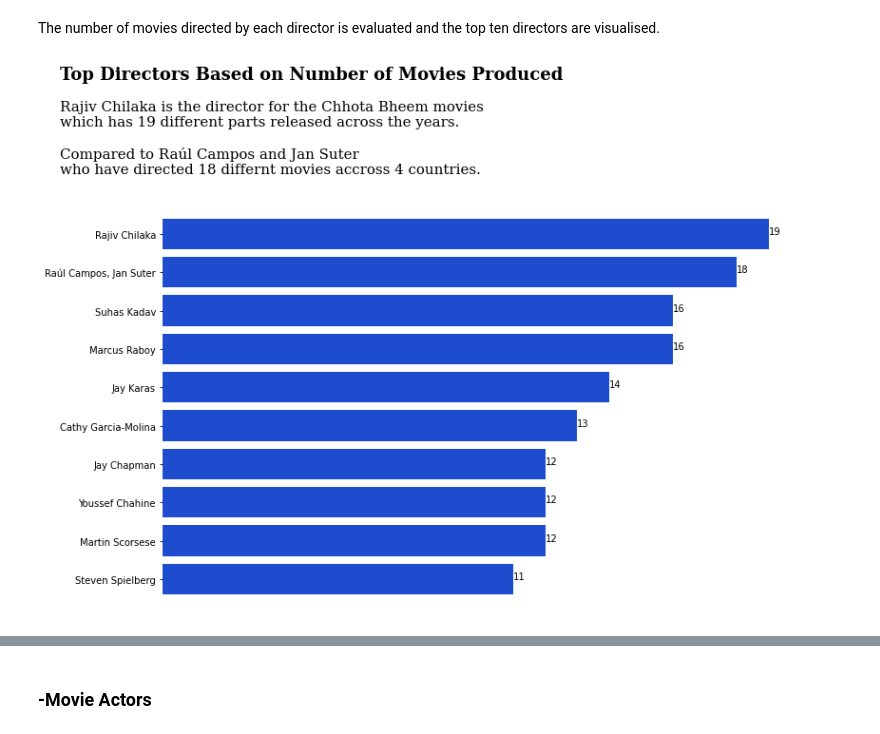
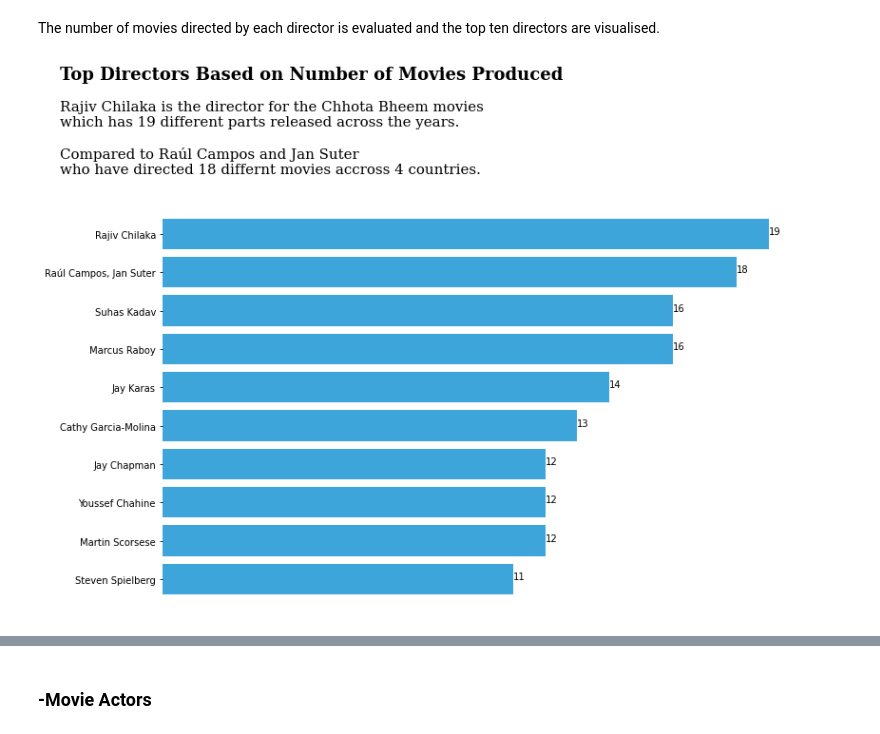
Before and after one commit to TheBlueZayn/Netflix-EDA, a Jupyter notebook: main.ipynb, the cells around one changed output, grey strips where cells are left out. Drawn from its saved outputs; the diff is of its cells as text; code cells hidden in the pictures.

```diff
--- a/main.ipynb
+++ b/main.ipynb
@@ -275,31 +275,36 @@ for s in ["top", "left", "right", "bottom"]:
 The number of movies directed by each director is evaluated and the top ten directors are visualised.
 # %%
 # Subset data
+from turtle import color
+
+
 x = df["director"].value_counts()[:10].sort_values()
 # Plot data
 fig, ax = plt.subplots(figsize=(12,8))
-ax.barh(x.index, x, color="#1d4ccf")
+color_map = ["#3DA5D9" for i in range(10)]
+color_map[0] = color_map[1] = "#3DA5D9"
+ax.barh(x.index, x, color=color_map)
 for i, v in enumerate(x):
     plt.text(v, i, str(v), color="k")
 plt.tick_params(
     axis='x',          # changes apply to the x-axis
     which='both',      # both major and minor ticks are affected
     bottom=False,      # ticks along the bottom edge are off
     top=False,         # ticks along the top edge are off
     labelbottom=False)
 for s in ("top", "bottom", "left", "right"):
     ax.spines[s].set_visible(False)
 fig.text(0, 1.1, "Top Directors Based on Number of Movies Produced", fontsize=18, fontweight="bold", fontfamily="serif")
 fig.text(0, 0.9,
 """
 Rajiv Chilaka is the director for the Chhota Bheem movies
 which has 19 different parts released across the years.
 
 Compared to Raúl Campos and Jan Suter
 who have directed 18 differnt movies accross 4 countries.
 """, fontsize=15, fontfamily="serif");
 # %% [output]
-[figure, old version]
+[figure, new version]
 # %%
 df.loc[df["director"] == "Raúl Campos, Jan Suter"]
 # %% [output]
```
Also changed, not shown: parts of 2 cells of this notebook.
